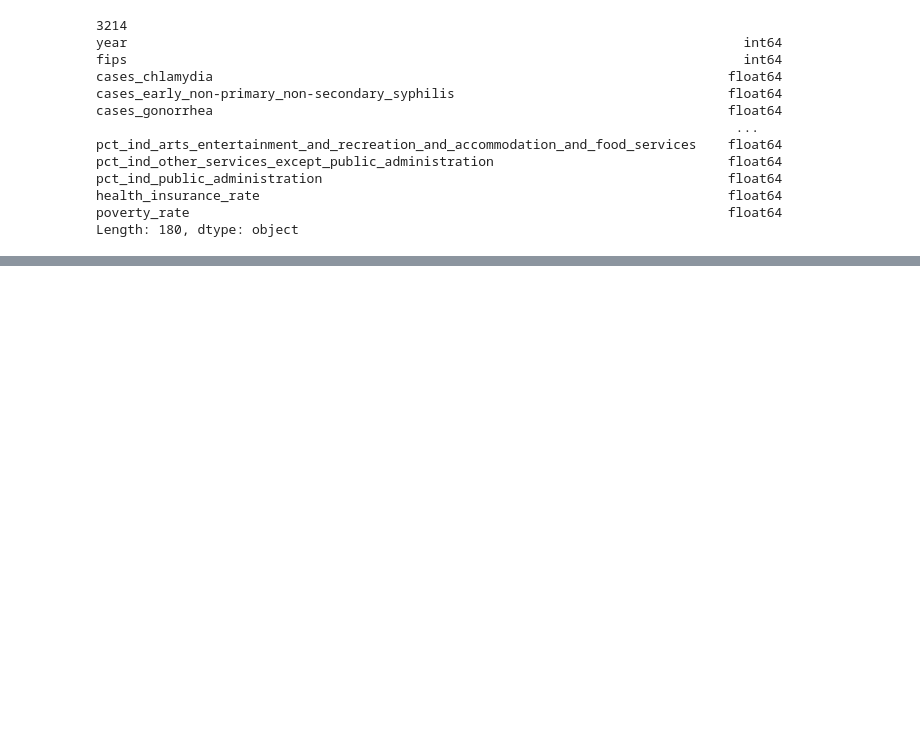
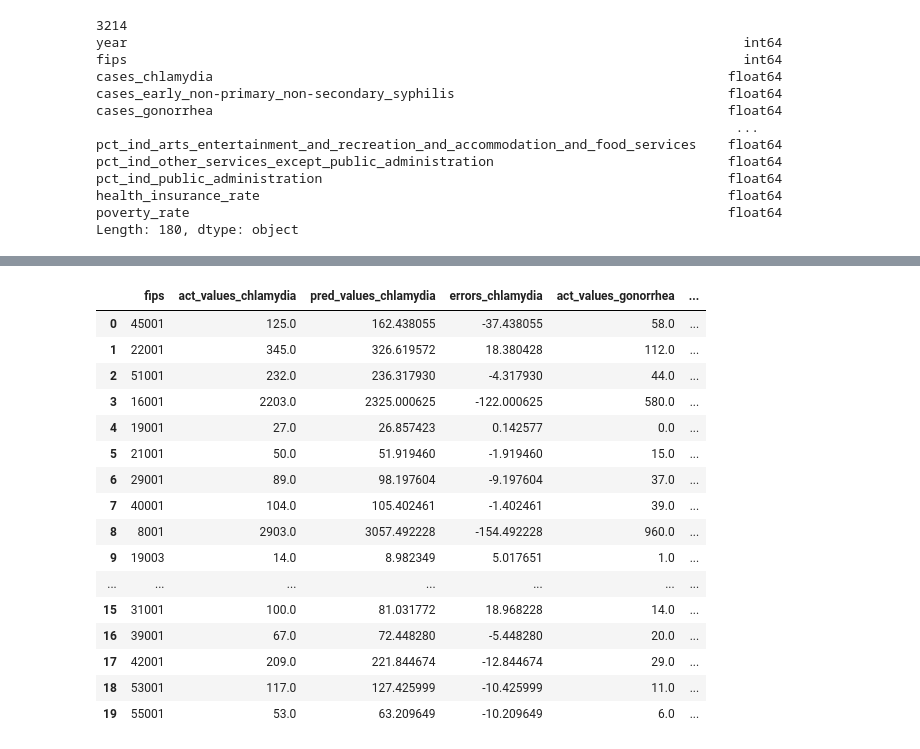
Before and after one commit to JayRPhilbrick/bdsi22dataminingsti, a Jupyter notebook: Notebooks/sti_analysis_county.ipynb, the cells around one changed output, grey strips where cells are left out. Drawn from its saved outputs; the diff is of its cells as text; code cells hidden in the pictures; blank space fills up the shorter version.

```diff
--- a/Notebooks/sti_analysis_county.ipynb
+++ b/Notebooks/sti_analysis_county.ipynb
@@ -138,0 +198,36 @@ print(df_model.head(20))
+# %%
+act_values = []
+pred_values = []
+errors = []
+
+#fips = fips[:500]
+
+for index, i in enumerate(fips):
+    df1 = df[(df['fips']==i) & (df['year']>= 2002)].loc[:,cols]
+    df_sum = df1.groupby('year').sum().reset_index()
+    df_model = df_sum[["year", "cases_primary_and_secondary_syphilis"]]
+    #print(df_model.shape)
+    df_model = df_model[(df_model["year"] <= 2019)]
+    #df_model['cases_chlamydia'] = signal.detrend(df_model.cases_chlamydia)
+    actual_value = df_model.iloc[-1, df_model.columns.get_loc('cases_primary_and_secondary_syphilis')]
+    df_plot = df_model
+    #print(df_model.head(20))
+    #print(actual_value)
+
+    model = ARIMA(df_model["cases_primary_and_secondary_syphilis"], order=(2,2,0))
+    model_fit = model.fit()
+
+    pred = model_fit.predict(18).to_frame()
+    fitted_value = pred.iloc[0][0]
+    #print(df['year'].nunique())
+
+    act_values.append(actual_value)
+    pred_values.append(fitted_value)
+    errors.append(actual_value - fitted_value)
+
+    #print(model_fit.summary())
+    if index <= 10:
+        print(i , ':    ', actual_value, ' & ', fitted_value)
+    #print(i , ':    ', fitted_value)
+    #print(df_plot.head(20))
+    #print(df_model.head(20))
@@ -138,0 +246,24 @@ print(df_model.head(20))
+# %%
+dff['act_values_primary_and_secondary_syphilis'] = act_values
+dff['pred_values_primary_and_secondary_syphilis'] = pred_values
+dff['errors_early_primary_and_secondary_syphilis'] = errors
+# %%
+dff.head(20)
+# %% [output]
+|  | fips | act_values_chlamydia | pred_values_chlamydia | errors_chlamydia | act_values_gonorrhea | ... |
+| 0 | 45001 | 125.0 | 162.438055 | -37.438055 | 58.0 | ... |
+| 1 | 22001 | 345.0 | 326.619572 | 18.380428 | 112.0 | ... |
+| 2 | 51001 | 232.0 | 236.317930 | -4.317930 | 44.0 | ... |
+| 3 | 16001 | 2203.0 | 2325.000625 | -122.000625 | 580.0 | ... |
+| 4 | 19001 | 27.0 | 26.857423 | 0.142577 | 0.0 | ... |
+| 5 | 21001 | 50.0 | 51.919460 | -1.919460 | 15.0 | ... |
+| 6 | 29001 | 89.0 | 98.197604 | -9.197604 | 37.0 | ... |
+| 7 | 40001 | 104.0 | 105.402461 | -1.402461 | 39.0 | ... |
+| 8 | 8001 | 2903.0 | 3057.492228 | -154.492228 | 960.0 | ... |
+| 9 | 19003 | 14.0 | 8.982349 | 5.017651 | 1.0 | ... |
+| ... | ... | ... | ... | ... | ... | ... |
+| 15 | 31001 | 100.0 | 81.031772 | 18.968228 | 14.0 | ... |
+| 16 | 39001 | 67.0 | 72.448280 | -5.448280 | 20.0 | ... |
+| 17 | 42001 | 209.0 | 221.844674 | -12.844674 | 29.0 | ... |
+| 18 | 53001 | 117.0 | 127.425999 | -10.425999 | 11.0 | ... |
+| 19 | 55001 | 53.0 | 63.209649 | -10.209649 | 6.0 | ... |
```
Also changed, not shown: parts of 14 cells of this notebook, 8 other files.
